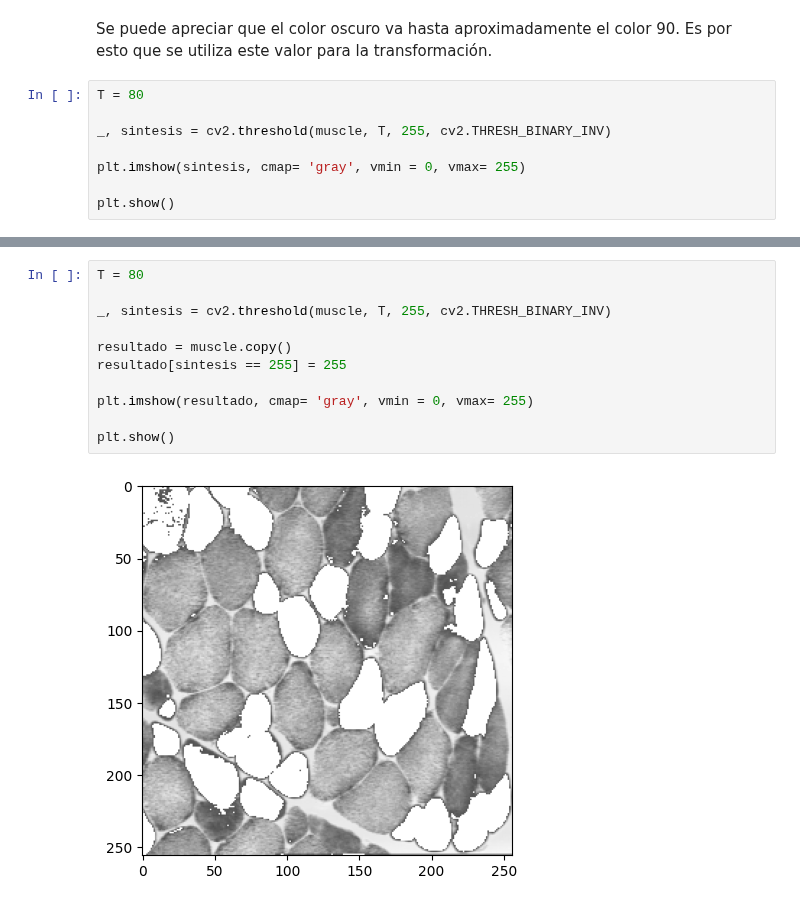
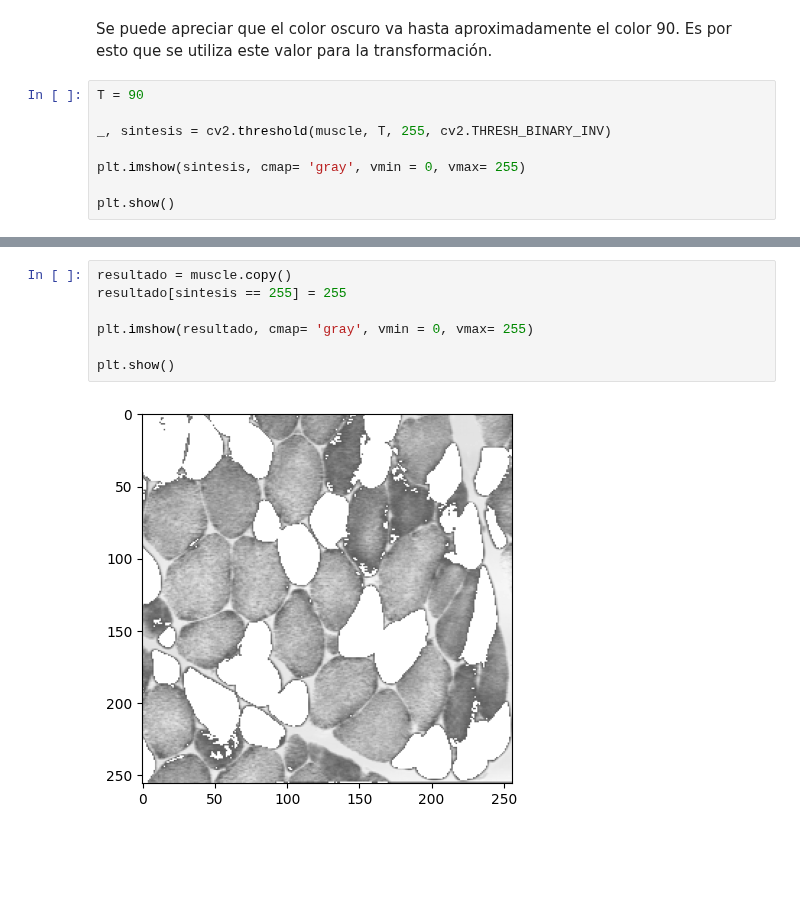
Before and after one commit to pukinidev/TalleresImagenes, a Jupyter notebook: Taller 2/Punto6Sintesis.ipynb, the cells around one changed output, grey strips where cells are left out. Cells and saved outputs as stored; diff of their text form; blank space fills up the shorter version.

```diff
--- a/Taller 2/Punto6Sintesis.ipynb
+++ b/Taller 2/Punto6Sintesis.ipynb
@@ -84,7 +84,7 @@ plt.show()
 # %% [markdown]
 Se puede apreciar que el color oscuro va hasta aproximadamente el color 90. Es por esto que se utiliza este valor para la transformación.
 # %%
-T = 80
+T = 90
 
 _, sintesis = cv2.threshold(muscle, T, 255, cv2.THRESH_BINARY_INV)
 
@@ -96,16 +96,12 @@ plt.show()
 # %%
-T = 80
-
-_, sintesis = cv2.threshold(muscle, T, 255, cv2.THRESH_BINARY_INV)
-
 resultado = muscle.copy()
 resultado[sintesis == 255] = 255
 
 plt.imshow(resultado, cmap= 'gray', vmin = 0, vmax= 255)
 
 plt.show()
 # %% [output]
-[figure, old version]
+[figure, new version]
 # %%
 fig, axes = plt.subplots(1,2, figsize = (20,15))
 axes[0].imshow(muscle, cmap= 'gray', vmin = 0, vmax= 255)
```
Also changed, not shown: parts of 2 cells of this notebook, 1 other file.
